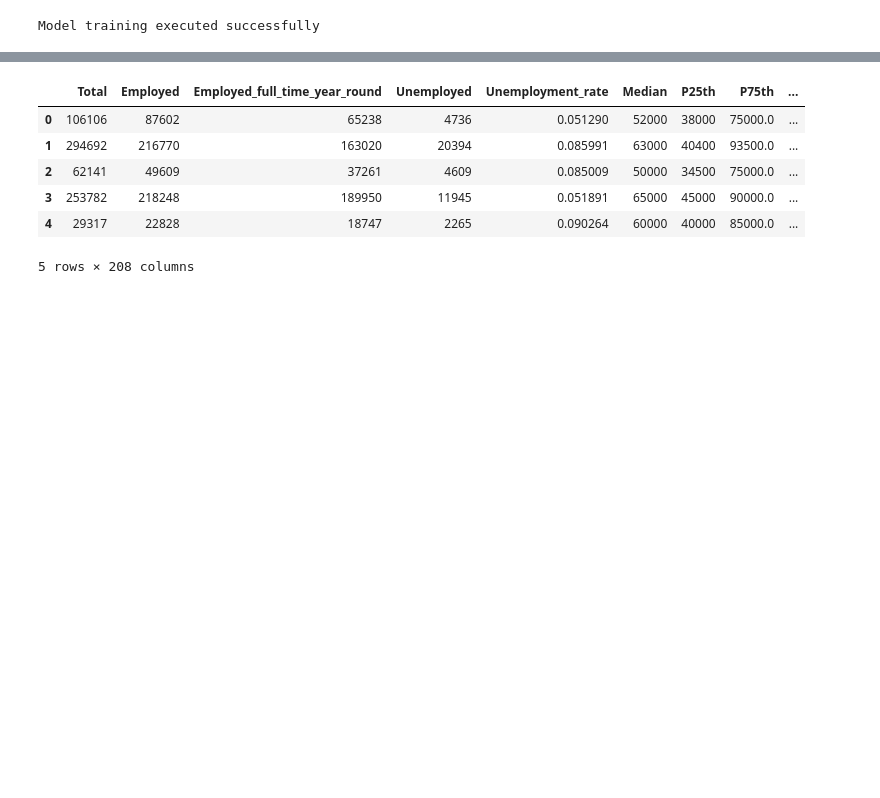
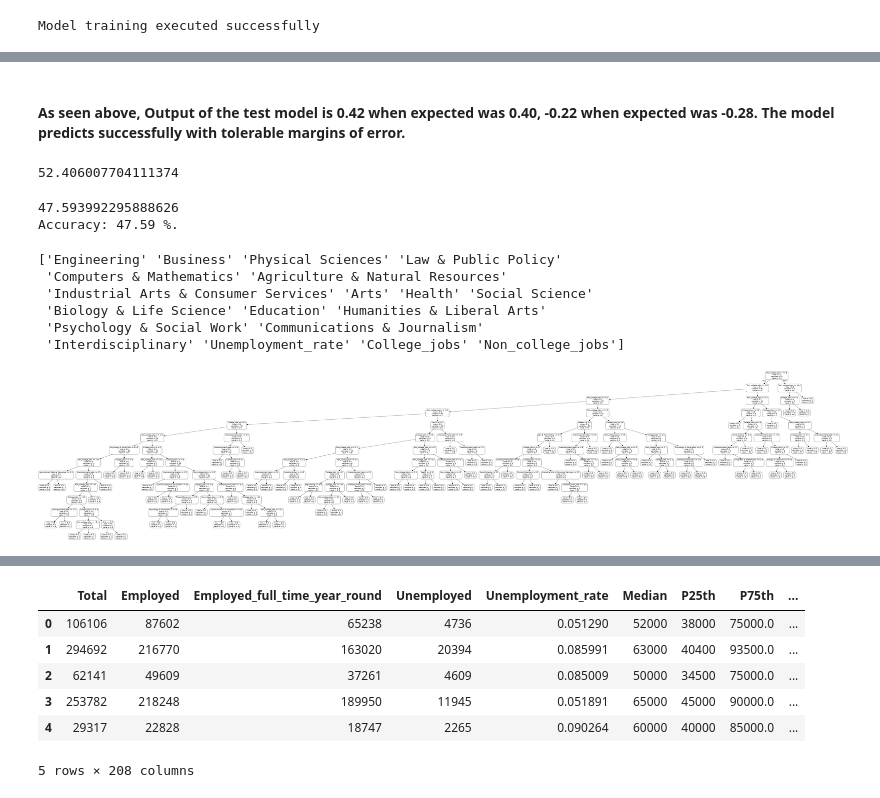
Before and after one commit to puneettokhi/CMPE255, a Jupyter notebook: college_major_analysis.ipynb, the cells around one changed output, grey strips where cells are left out. Saved outputs shown, nothing was run; the diff lists cells and outputs as text; code cells hidden in the pictures; blank space fills up the shorter version.

Commit message:
Model Accuracy and Decision tree visualizations

```diff
--- a/college_major_analysis.ipynb
+++ b/college_major_analysis.ipynb
@@ -597,2 +606,6 @@ x_enc =pd.DataFrame(x_enc)
 # %%
-print(x_enc.head())
+#Using RobustScaler method for scaling high variance data
+from sklearn.preprocessing import RobustScaler
+RS=RobustScaler(with_centering=True, with_scaling=True)
+x_scaled=RS.fit_transform(data_x.iloc[:,1:])
+x_scaled=pd.DataFrame(x_scaled)
@@ -613,2 +612,2 @@ print(x_enc.head())
 # %%
-df2=pd.concat([x_enc,data_x.iloc[:,1:]],axis=1)
+df2=pd.concat([x_enc,x_scaled],axis=1)
@@ -697,0 +674,55 @@ print(ypred)
+# %% [markdown]
+<h4>As seen above, Output of the test model is 0.42 when expected was 0.40, -0.22 when expected was -0.28. The model predicts successfully with tolerable margins of error.
+</h4>
+# %%
+#For calcuating accuracy of the model
+
+test_labels=ytest.iloc[0:18,0:1].values
+errors = abs(ypred - test_labels)
+
+#Calculating mean absolute percentage error
+mape=100*(errors/test_labels)
+
+print(np.median(mape))
+# %% [output]
+52.406007704111374
+# %%
+from sklearn.metrics import accuracy_score, confusion_matrix, classification_report
+#Calculate and display accuracy
+accuracy=100-np.median(mape)
+print(accuracy)
+print('Accuracy:', round(accuracy, 2), '%.')
+# %% [output]
+47.593992295888626
+Accuracy: 47.59 %.
+# %%
+# Import tools needed for visualization
+from sklearn.tree import export_graphviz
+import pydot
+from IPython.display import Image
+
+# Pull out one tree from the forest
+tree = forest.estimators_[5]
+
+# Export the image to a dot file
+feature_list=data_x['Major_category'].unique()
+cols_list=data_x.iloc[:,1:4].columns.values
+feature_list=np.concatenate((feature_list, cols_list), axis=None)
+print(feature_list)
+
+export_graphviz(tree, out_file = 'tree.dot', feature_names = feature_list, rounded = True, precision = 1)
+
+# Use dot file to create a graph
+(graph, ) = pydot.graph_from_dot_file('tree.dot')
+
+# Write graph to a png file
+graph.write_png('tree.png')
+display(Image(graph.create_png()))
+# %% [output]
+['Engineering' 'Business' 'Physical Sciences' 'Law & Public Policy'
+ 'Computers & Mathematics' 'Agriculture & Natural Resources'
+ 'Industrial Arts & Consumer Services' 'Arts' 'Health' 'Social Science'
+ 'Biology & Life Science' 'Education' 'Humanities & Liberal Arts'
+ 'Psychology & Social Work' 'Communications & Journalism'
+ 'Interdisciplinary' 'Unemployment_rate' 'College_jobs' 'Non_college_jobs']
+[figure, added]
```
Also changed, not shown: parts of 14 cells of this notebook.
